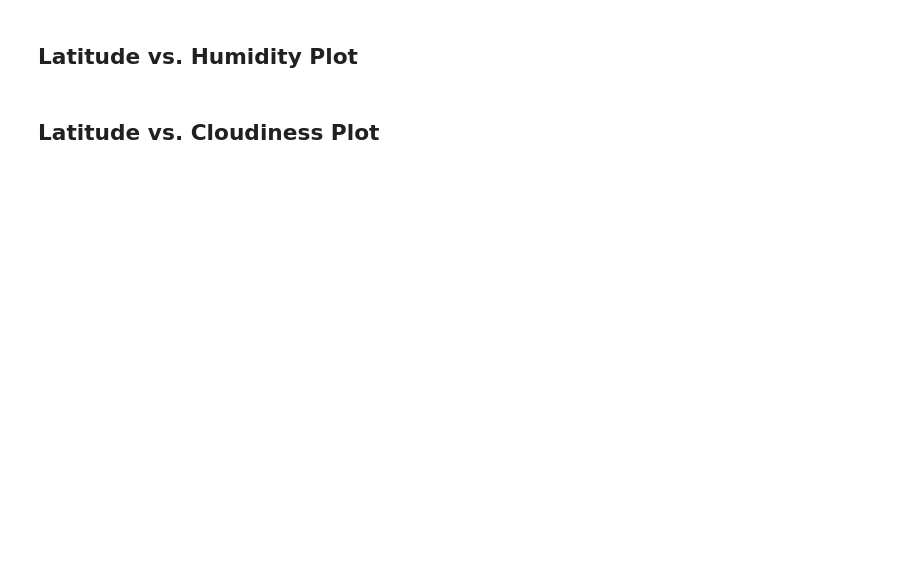
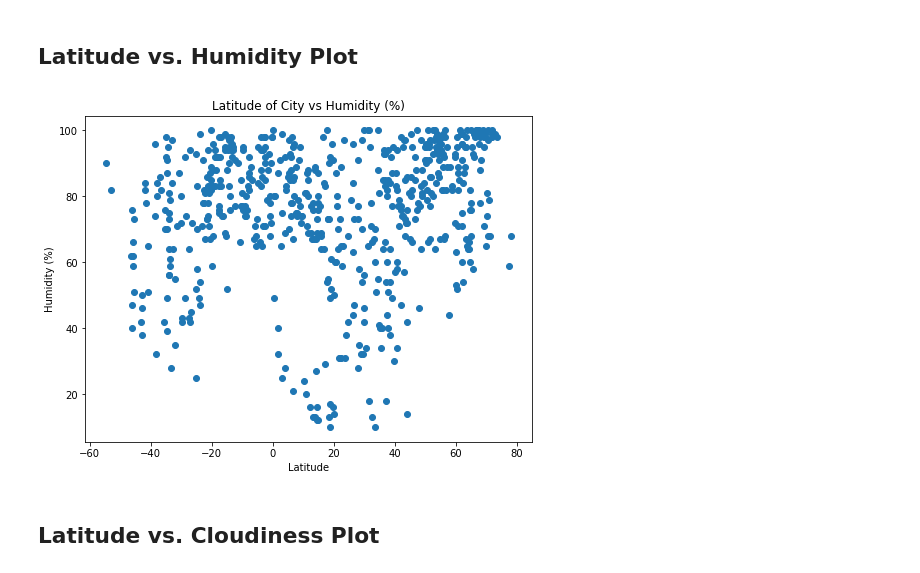
Before and after one commit to cc-christin/python-api-challenge, a Jupyter notebook: WeatherPy/WeatherPy.ipynb, the cells around one changed output. Cells and saved outputs as stored; diff of their text form; code cells hidden in the pictures; blank space fills up the shorter version.

```diff
--- a/WeatherPy/WeatherPy.ipynb
+++ b/WeatherPy/WeatherPy.ipynb
@@ -233,2 +232,16 @@ FileNotFoundError: [Errno 2] No such file or directory: 'images/Fig1.png'
 # %% [markdown]
 ## Latitude vs. Humidity Plot
+# %%
+# Latitude vs Humidity
+# viz config
+plt.figure(figsize=(8,6))
+lat_vs_humidity = plt.scatter(lat, humidity, linewidths=1, marker="o")
+
+# titles & labels
+plt.title("Latitude of City vs Humidity (%)")
+plt.xlabel("Latitude")
+plt.ylabel("Humidity (%)")
+# Display Plot
+plt.show()
+# %% [output]
+[figure, added]
```
Also changed, not shown: parts of 12 cells of this notebook, 6 other files.
